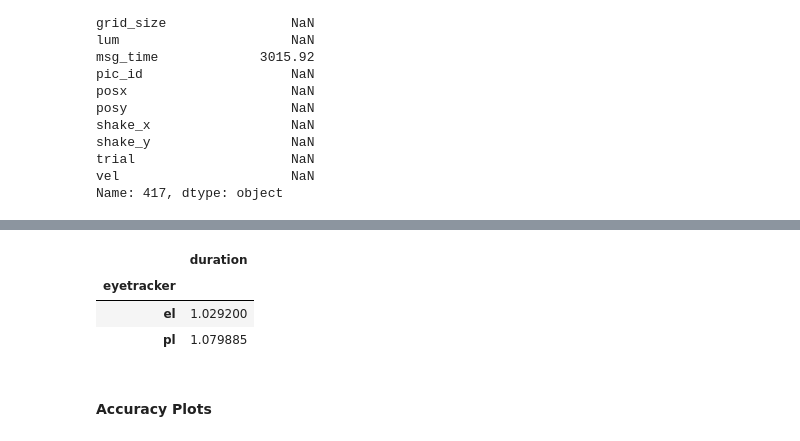
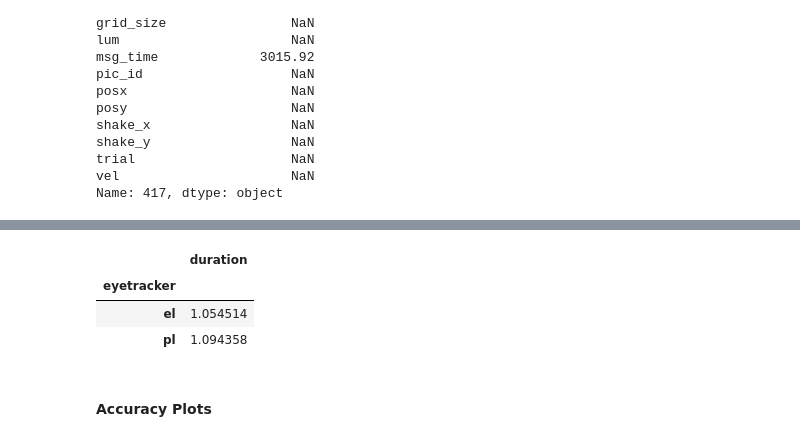
Before and after one commit to behinger/etcomp, a Jupyter notebook: code/be_main.ipynb, the cells around one changed output, grey strips where cells are left out. Drawn from its saved outputs; the diff is of its cells as text; code cells hidden in the pictures.

```diff
--- a/code/be_main.ipynb
+++ b/code/be_main.ipynb
@@ -401,10 +431,10 @@ ggplot(raw_large_grid_df.query("element=='50'&subject=='VP1'"),aes(x='element',y
 # %%
-raw_large_grid_df.groupby(["subject","eyetracker"],as_index=False).duration.agg("median").groupby("eyetracker").agg("mean")
+raw_large_grid_df.groupby(["subject","eyetracker"],as_index=False).duration.agg(winmean).groupby("eyetracker").agg(winmean)
 # %% [output]
 |  | duration |
 | eyetracker |  |
-| el | 1.029200 |
-| pl | 1.079885 |
+| el | 1.054514 |
+| pl | 1.094358 |
 # %% [markdown]
 #### Accuracy Plots
 # %%
```
Also changed, not shown: parts of 27 cells of this notebook, 8 other files.
